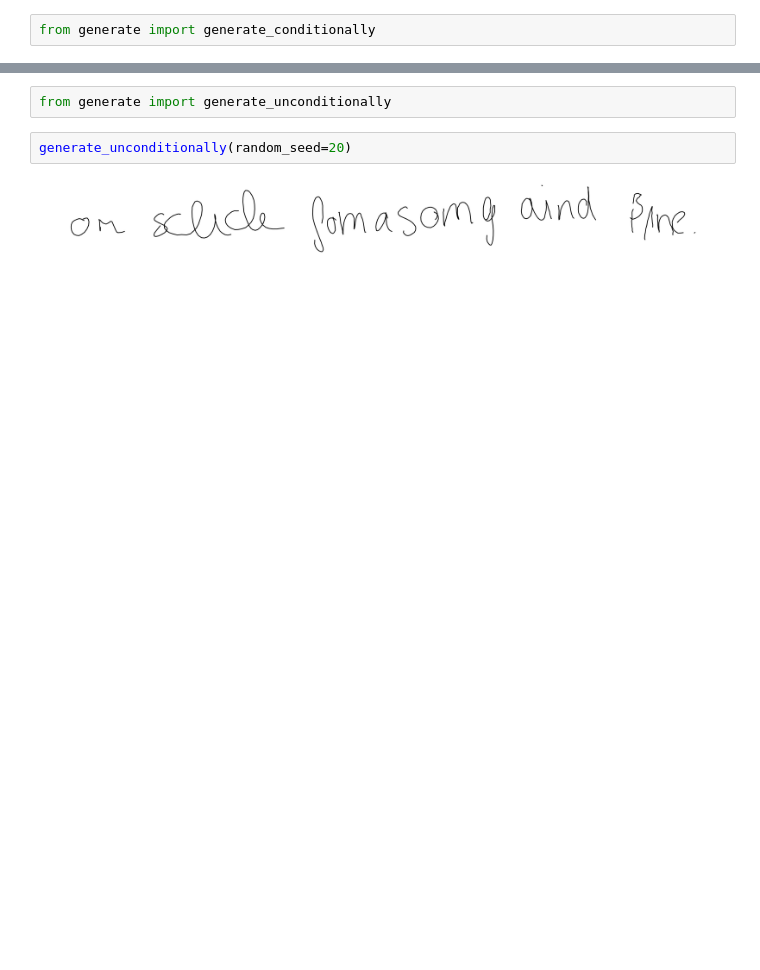
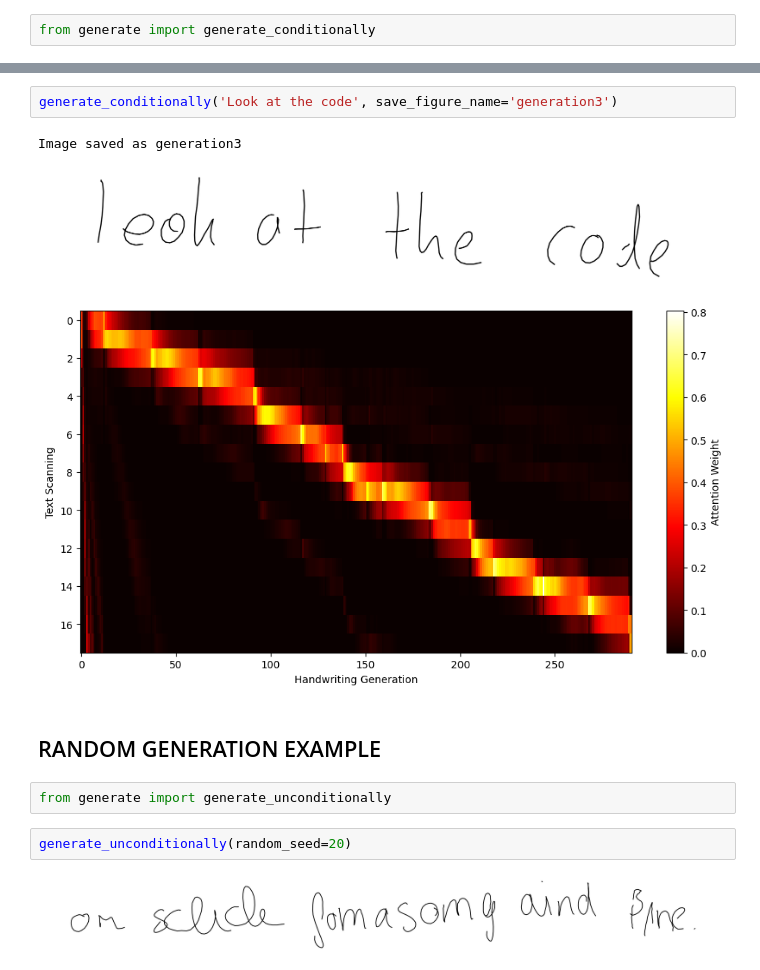
Before and after one commit to martastella/handwriting-recognition, a Jupyter notebook: generation.ipynb, the cells around one changed output, grey strips where cells are left out. Cells and saved outputs as stored; diff of their text form; blank space fills up the shorter version.

```diff
--- a/generation.ipynb
+++ b/generation.ipynb
@@ -8,3 +17,11 @@ generate_conditionally('Good morning everyone')
+# %%
+generate_conditionally('Look at the code', save_figure_name='generation3')
+# %% [output]
+Image saved as generation3
+[figure, added]
+[figure, added]
+# %% [markdown]
+## RANDOM GENERATION EXAMPLE
 # %%
 from generate import generate_unconditionally
 # %%
```
Also changed, not shown: parts of 3 cells of this notebook, 3 other files.
